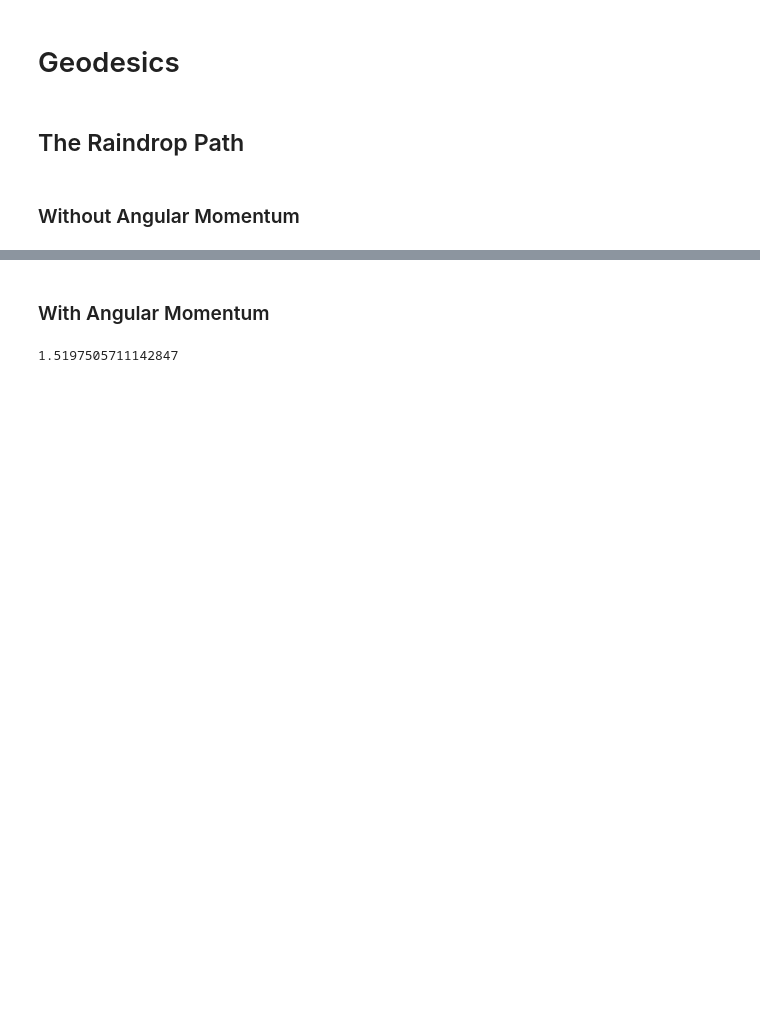
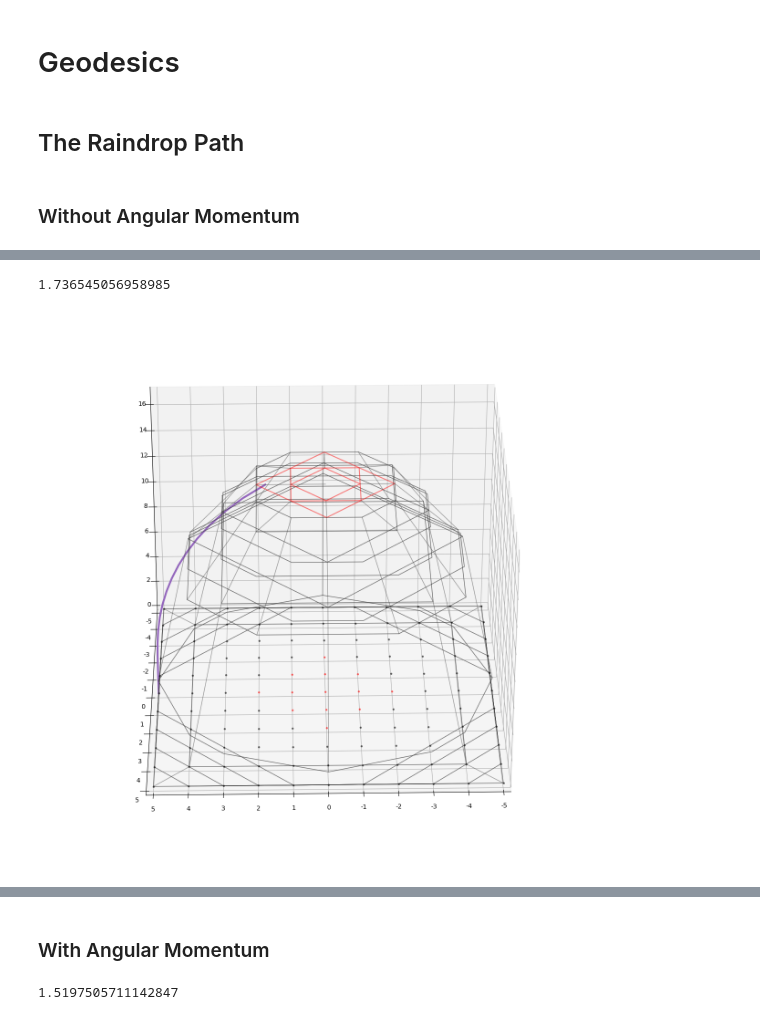
Before and after one commit to SimmeringRook/Cartographer, a Jupyter notebook: 36X/angular copy 2.ipynb, the cells around one changed output, grey strips where cells are left out. Drawn from its saved outputs; the diff is of its cells as text; code cells hidden in the pictures; blank space fills up the shorter version.

```diff
--- a/36X/angular copy 2.ipynb
+++ b/36X/angular copy 2.ipynb
@@ -674,7 +682,7 @@ plt.savefig(f'empty_lattice_with_curvature.jpg',bbox_inches='tight')
 # %%
 import matplotlib.animation as animation
 
-do_animation = True
+do_animation = False
 
 if do_animation:
     fig, ax = draw_layout_3D(empty_lattice)
@@ -884,0 +925,28 @@ fig, ax = draw_path_3D(lattice, stone)
+# %%
+import matplotlib.animation as animation
+
+do_animation = True
+
+if do_animation:
+    time_resolution = 1
+    stone = Stone(right_most_shell, at_rest=True, angular_momentum_per_unit_mass=0)
+    specific_path_finder(stone, time_resolution=time_resolution)
+
+    fig, ax = draw_path_3D(lattice, stone)
+
+    def get_next_angle(frame):
+        current_angle = frame
+        ax.view_init(30, current_angle)
+
+    next_angle = get_next_angle
+
+    anim = animation.FuncAnimation(fig, next_angle, frames=90)
+
+    writer = animation.PillowWriter(fps=30)
+    from pathlib import Path
+    file = Path().absolute()
+
+    anim.save(f'{file}\\rotating_stone_rain_no_angular_momentum_shell_observer.gif', writer=writer)
+# %% [output]
+1.736545056958985
+[figure, added]
```
Also changed, not shown: parts of 8 cells of this notebook, 3 other files.
